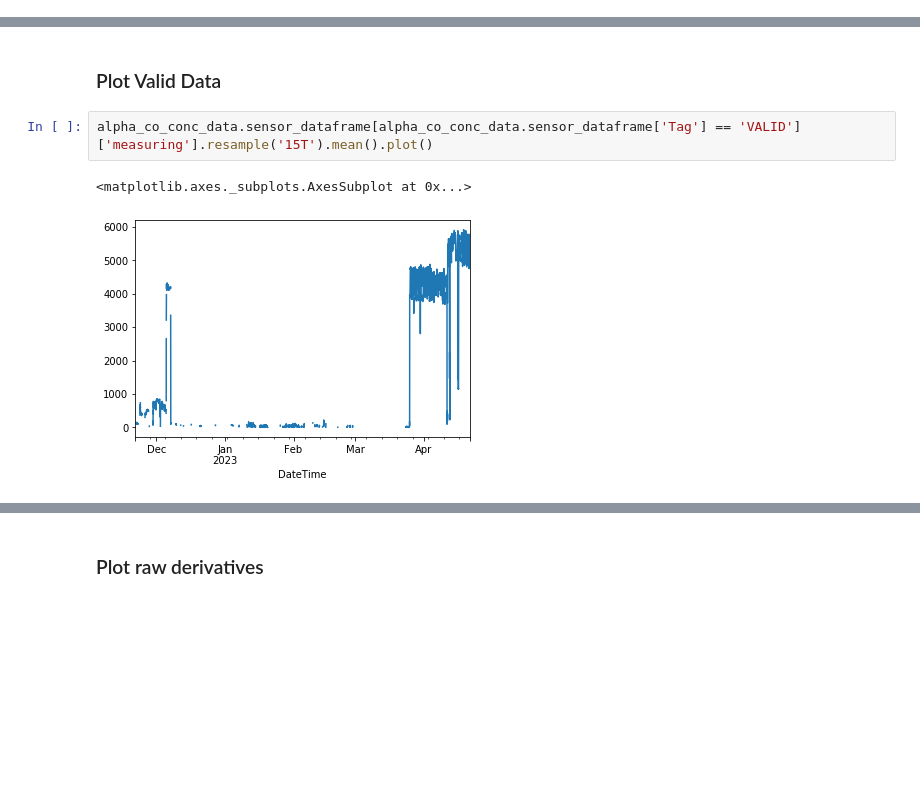
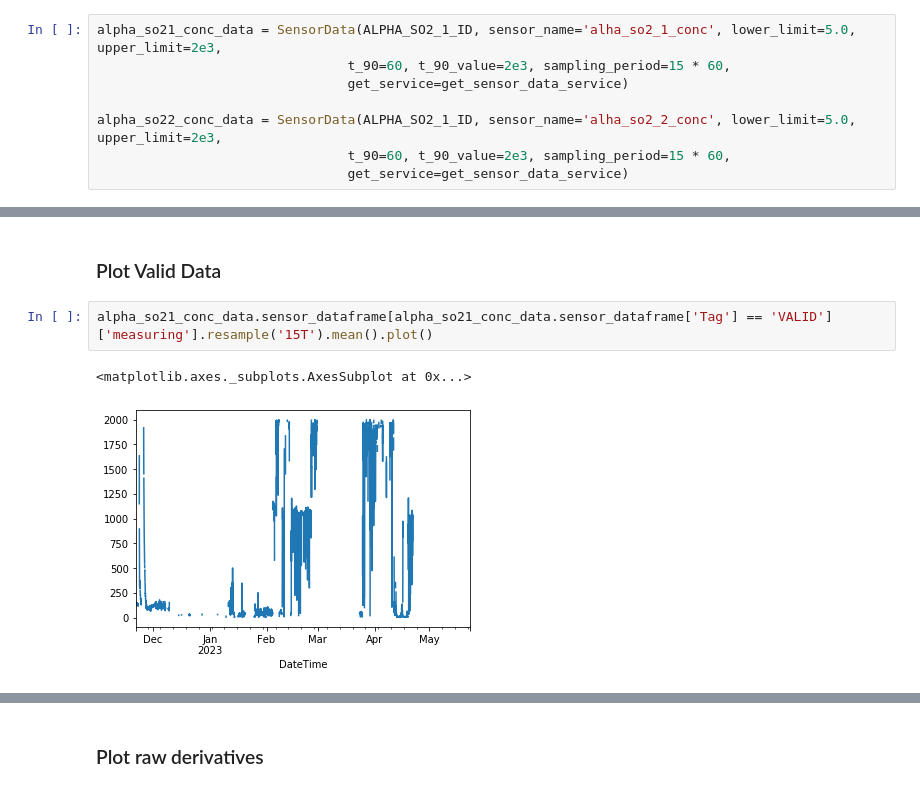
Before and after one commit to campofernando/lcqar-low-cost-monit-proc, a Jupyter notebook: field-data-treatment-Diamante_SO2.ipynb, the cells around one changed output, grey strips where cells are left out. Cells and saved outputs as stored; diff of their text form; blank space fills up the shorter version.

```diff
--- a/field-data-treatment-Diamante_SO2.ipynb
+++ b/field-data-treatment-Diamante_SO2.ipynb
@@ -198,3 +182,11 @@ alpha_co_conc_data = SensorData(ALPHA_CO_ID, sensor_name='alha_co_conc', lower_l
+# %%
+alpha_so21_conc_data = SensorData(ALPHA_SO2_1_ID, sensor_name='alha_so2_1_conc', lower_limit=5.0, upper_limit=2e3,
+                                t_90=60, t_90_value=2e3, sampling_period=15 * 60,
+                                get_service=get_sensor_data_service)
+
+alpha_so22_conc_data = SensorData(ALPHA_SO2_1_ID, sensor_name='alha_so2_2_conc', lower_limit=5.0, upper_limit=2e3,
+                                t_90=60, t_90_value=2e3, sampling_period=15 * 60,
+                                get_service=get_sensor_data_service)
 # %% [markdown]
 ## Upload Data from File
 # %%
@@ -243,7 +272,7 @@ alpha_co_conc_data.sensor_dataframe['measuring'].plot()
 # %% [markdown]
 ### Plot Valid Data
 # %%
-alpha_co_conc_data.sensor_dataframe[alpha_co_conc_data.sensor_dataframe['Tag'] == 'VALID']['measuring'].resample('15T').mean().plot()
+alpha_so21_conc_data.sensor_dataframe[alpha_so21_conc_data.sensor_dataframe['Tag'] == 'VALID']['measuring'].resample('15T').mean().plot()
 # %% [output]
 <matplotlib.axes._subplots.AxesSubplot at 0x...>
-[figure, old version]
+[figure, new version]
```
Also changed, not shown: parts of 40 cells of this notebook, 5 other files.
